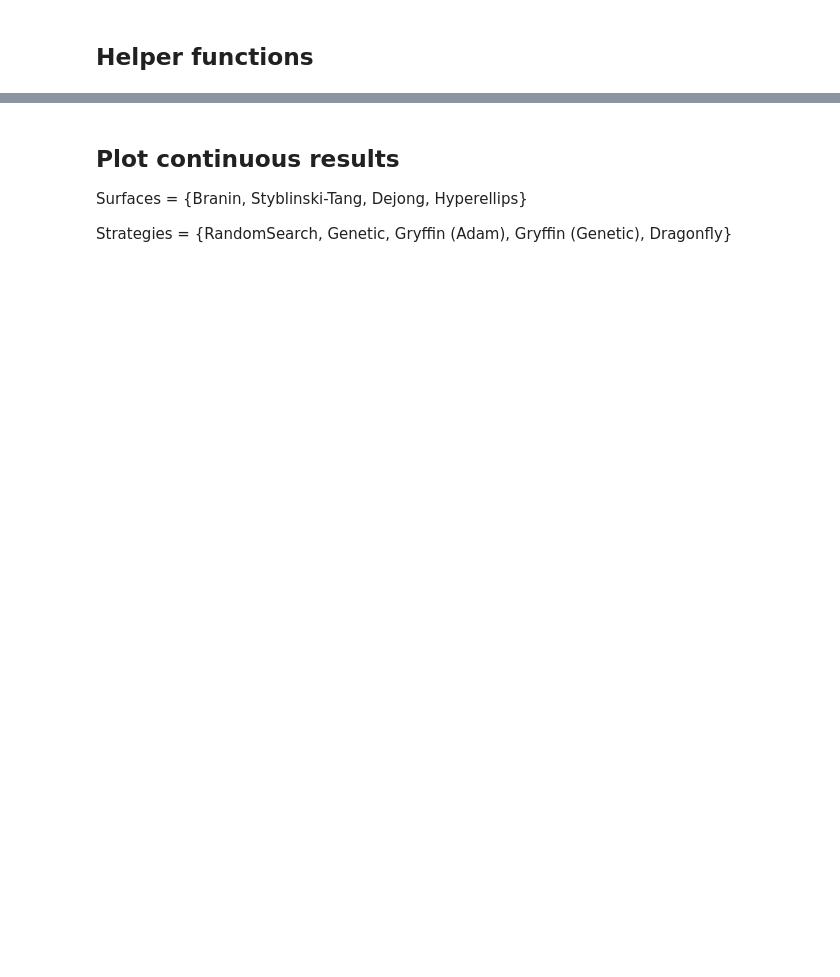
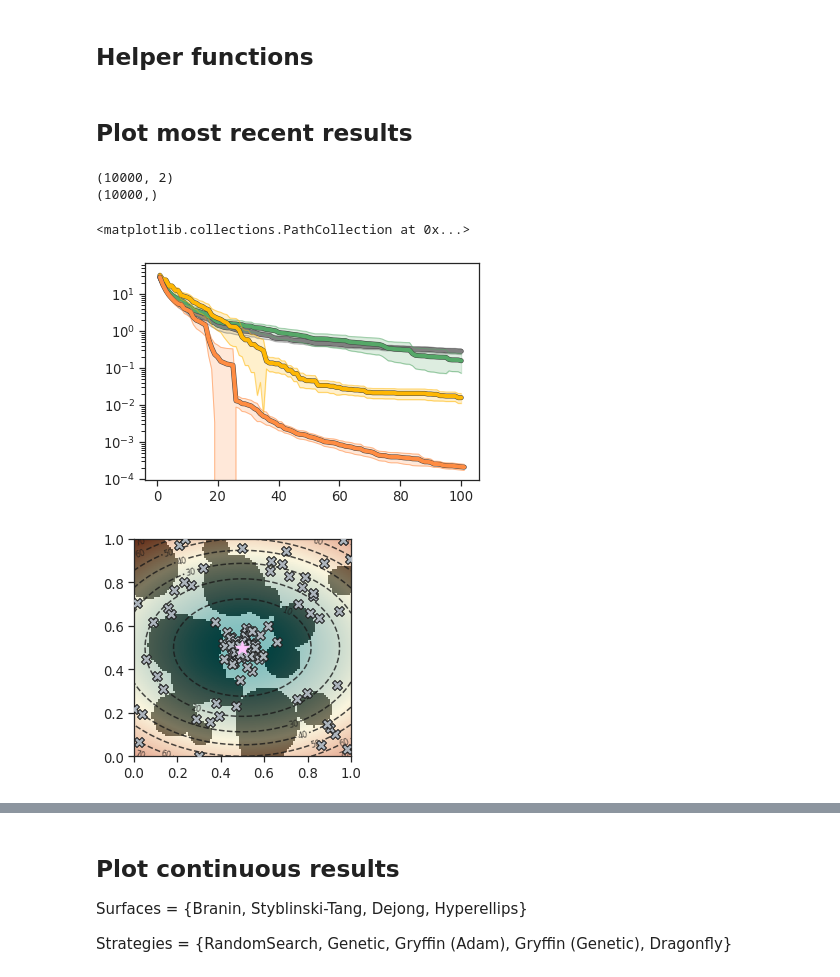
Before and after one commit to aspuru-guzik-group/gryffin-known-constraints, a Jupyter notebook: analysis/known-constraints/kwn-analysis.ipynb, the cells around one changed output, grey strips where cells are left out. Saved outputs shown, nothing was run; the diff lists cells and outputs as text; code cells hidden in the pictures; blank space fills up the shorter version.

```diff
--- a/analysis/known-constraints/kwn-analysis.ipynb
+++ b/analysis/known-constraints/kwn-analysis.ipynb
@@ -184,3 +195,41 @@ def plot_trace_sigle_dragonfly(folder, ax, categorical=False, color='k', label='
         new_frame['obj'] = -1*d['obj']
         reversed_frames.append(new_frame)
     plot_min_trace_mean(reversed_frames, ax=ax, color=color, label=label, categorical=categorical, shift=shift, log=log)
+# %% [markdown]
+## Plot most recent results
+# %%
+#-------------------------------------
+# HyperEllips without sample selector
+#-------------------------------------
+
+fig, ax = plt.subplots()
+
+surface = HyperEllipsoidConstr()
+plot_trace_sigle('../../benchmarks_known/hyperellips/random/', ax, color='gray', label='Random',
+                 shift=surface.minima[0]['value'], log=False)
+plot_trace_sigle('../../benchmarks_known/hyperellips/deap/', ax, color='g', label='Genetic',
+                 shift=surface.minima[0]['value'], log=False)
+# plot_trace_sigle('../../benchmarks_known/hyperellips/opt_adam_wo_ss/', ax, color='#219ebc', label='Gryffin (Adam)',
+#                  shift=surface.minima[0]['value'], log=False)
+plot_trace_sigle('../../benchmarks_known/hyperellips/opt_genetic_wo_ss/', ax, color='#ffb703', label='Gryffin (Genetic)',
+                 shift=surface.minima[0]['value'], log=False)
+plot_trace_sigle_dragonfly('../../benchmarks_known/hyperellips/dragonfly/', ax, color='#ff8c42', label='Dragonfly',
+                  shift=surface.minima[0]['value'], log=False)
+
+ax.set_yscale('log')
+
+fig, ax = plt.subplots()
+
+plot_constr_surface(surface, ax=ax, N=100)
+# example samples
+with open('../../benchmarks_known/hyperellips/opt_adam/results.pkl', 'rb') as content:
+#with open('../../benchmarks_known/ackleypath/dragonfly/results.pkl', 'rb') as content:
+    data = pickle.load(content)
+X = data[2].loc[:, ['x0', 'x1']]
+ax.scatter(X['x0'], X['x1'], marker='X', s=100, color='#adb5bd', edgecolor='k', zorder=10)
+# %% [output]
+(10000, 2)
+(10000,)
+<matplotlib.collections.PathCollection at 0x...>
+[figure, added]
+[figure, added]
```
Also changed, not shown: parts of 45 cells of this notebook, 45 other files.
